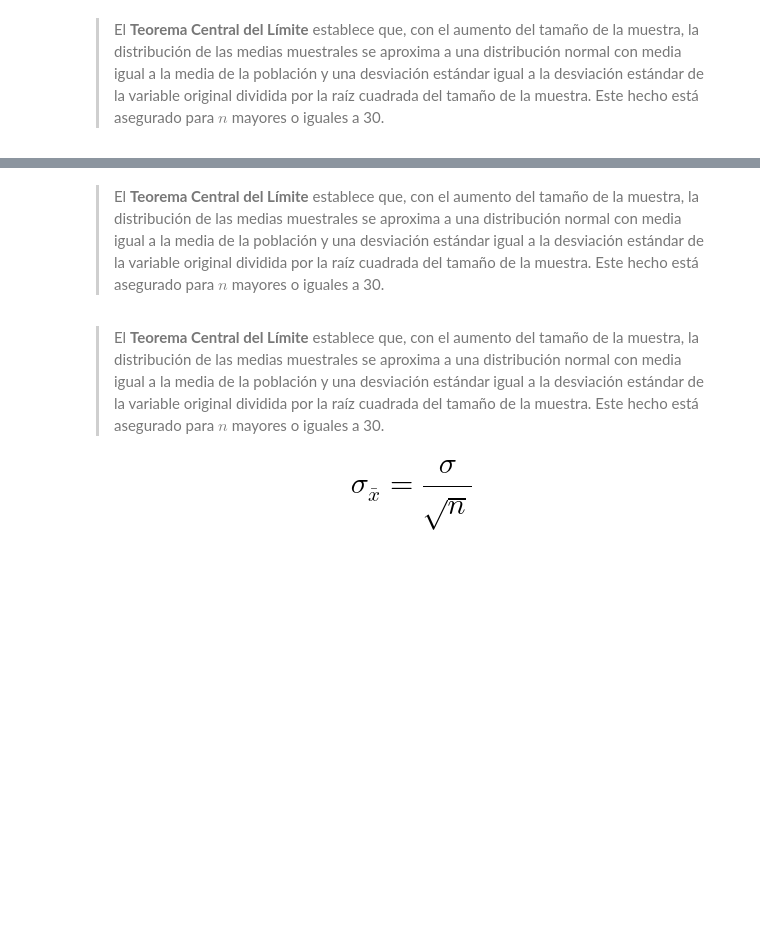
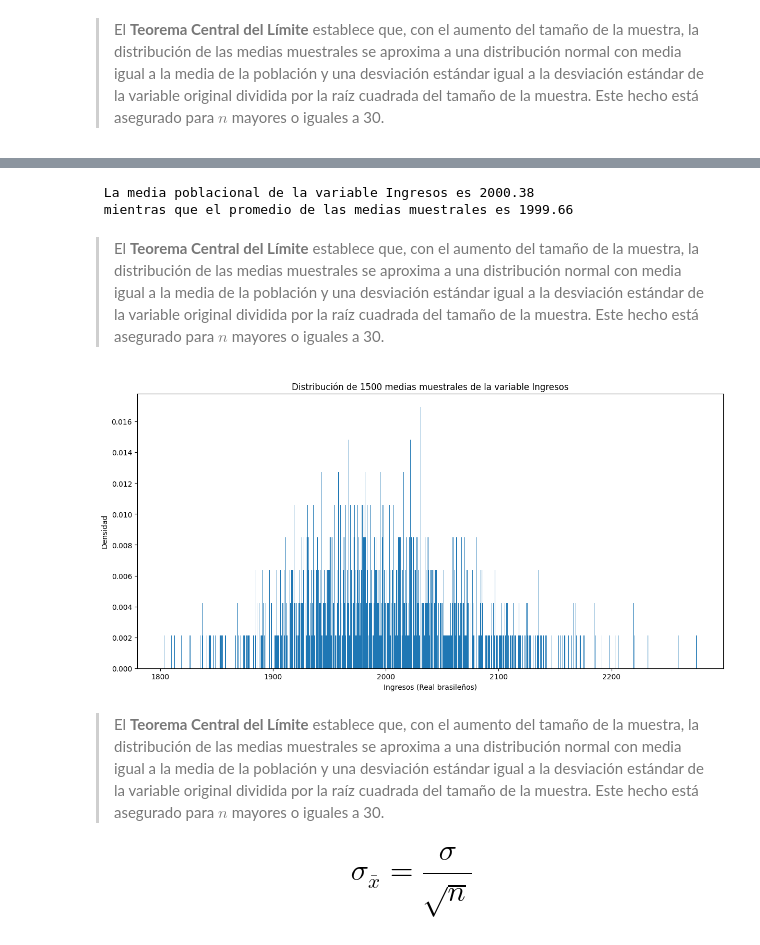
Before and after one commit to JLuceroVasquez/estadistica-con-python-probabilidad-y-muestreo, a Jupyter notebook: notebook-del-curso.ipynb, the cells around one changed output, grey strips where cells are left out. Drawn from its saved outputs; the diff is of its cells as text; code cells hidden in the pictures; blank space fills up the shorter version.

```diff
--- a/notebook-del-curso.ipynb
+++ b/notebook-del-curso.ipynb
@@ -1047,3 +1048,20 @@ Es la forma de hacer suposiciones generalizadas sobre los parámetros de una pob
 La desviación estándar de las medias muestrales se conoce como **error estándar de la media**
 # %% [markdown]
 ### Entendiendo el Teorema Central del Límite
+# %%
+#Se generará un dataframe de 2000 filas y 1500 columnas.
+'''
+Inicialmente vacío, el datafarme tendrá 1500 muestras de la variable ingresos
+de tamaño 2000 cada una.
+'''
+muestras = pd.DataFrame() #Se crea el dataframe vacío.
+cantidad_muestras = 1500 #Se especifica la cantidad de muestras.
+tamano_muestra = 2000 #Se
+
+for i in range(cantidad_muestras):
+  muestra_n = datos.Ingreso.sample(n=tamano_muestra, random_state=100+i) #Se asignan los 2000 vaores a la variable muestra_n, asegurando la reproductibilidad de los resulados con "random_state".
+  muestra_n.name = f'Muestra_{i+1}' #Se nombra la serie para preservar su nombre cuando sea una columna del df "muestras".
+  muestra_n.index = range(tamano_muestra) #Esto es mucho más efectivo que indicar el parámetro "ingnore_index=True" en pd.concat
+  muestras = pd.concat([muestras, muestra_n], axis=1) #Por recomendación de Python, se usó en lugar de asignar la muestra a una columna del df "muestras".
+
+muestras
@@ -1050,2 +1082,7 @@ La desviación estándar de las medias muestrales se conoce como **error estánd
 # %% [markdown]
 > El **Teorema Central del Límite** establece que, con el aumento del tamaño de la muestra, la distribución de las medias muestrales se aproxima a una distribución normal con media igual a la media de la población y una desviación estándar igual a la desviación estándar de la variable original dividida por la raíz cuadrada del tamaño de la muestra. Este hecho está asegurado para $n$ mayores o iguales a 30.
+# %%
+#Se crea una serie con las medias de cada muestra.
+medias_muestrales = muestras.mean(axis=0)
+medias_muestrales.name = 'Media'
+medias_muestrales
@@ -1052,5 +1105,36 @@ La desviación estándar de las medias muestrales se conoce como **error estánd
+# %%
+'''
+Comprobamos que la distribución de las medias muestrales tiene una media igual
+a la media de la población.
+'''
+media_ingreso_poblacional = datos.Ingreso.mean()
+media_ingreso_mmuestrales = medias_muestrales.mean()
+
+print(f' La media poblacional de la variable Ingresos es {media_ingreso_poblacional:.2f}\n',
+      f'mientras que el promedio de las medias muestrales es {media_ingreso_mmuestrales:.2f}')
+# %% [output]
+ La media poblacional de la variable Ingresos es 2000.38
+ mientras que el promedio de las medias muestrales es 1999.66
 # %% [markdown]
 > El **Teorema Central del Límite** establece que, con el aumento del tamaño de la muestra, la distribución de las medias muestrales se aproxima a una distribución normal con media igual a la media de la población y una desviación estándar igual a la desviación estándar de la variable original dividida por la raíz cuadrada del tamaño de la muestra. Este hecho está asegurado para $n$ mayores o iguales a 30.
+# %%
+'''
+Comprobamos que la distribución de las medias muestrales se aproxima a una
+distribución normal.
+'''
+#Se crea el lienzo y eje asignando ambos a variables.
+fig, ax = plt.subplots(figsize=(12,6), layout='constrained')
+
+#Se crea el histograma sobre el eje de Matplotlib.
+ax.hist(x=medias_muestrales, bins=1500,density=True, histtype='bar')
+#Se personaliza el tamaño y ubicación de los textos con Maplotlib.
+ax.set_title('Distribución de 1500 medias muestrales de la variable Ingresos')
+ax.set_xlabel('Ingresos (Real brasileños)')
+ax.set_ylabel('Densidad')
+
+plt.show()
+# %% [output]
+[figure, added]
 # %% [markdown]
 > El **Teorema Central del Límite** establece que, con el aumento del tamaño de la muestra, la distribución de las medias muestrales se aproxima a una distribución normal con media igual a la media de la población y una desviación estándar igual a la desviación estándar de la variable original dividida por la raíz cuadrada del tamaño de la muestra. Este hecho está asegurado para $n$ mayores o iguales a 30.
 
```
Also changed, not shown: parts of 4 cells of this notebook.
